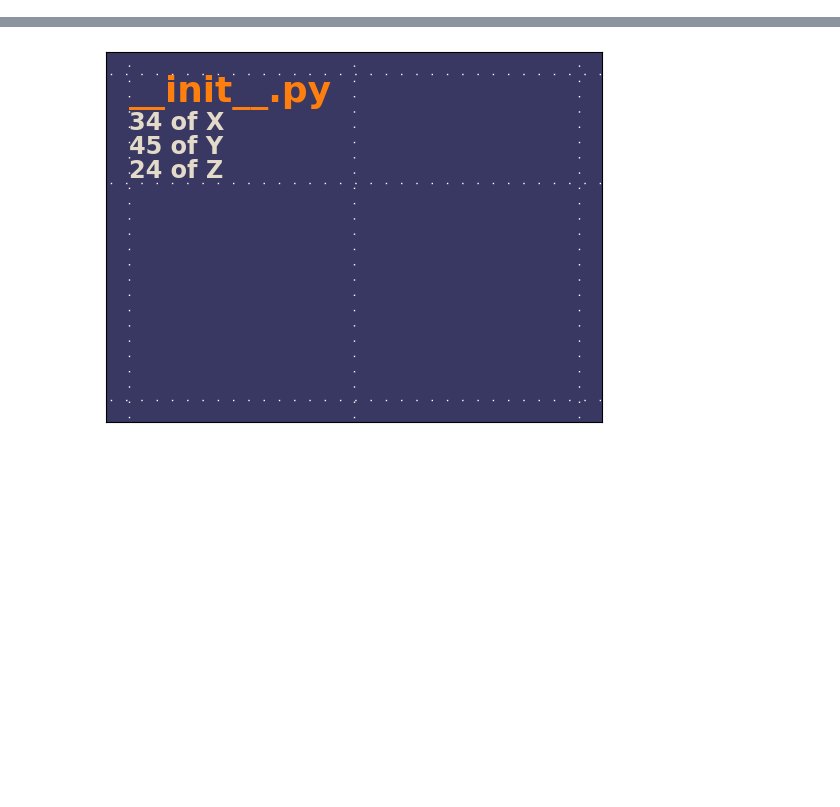
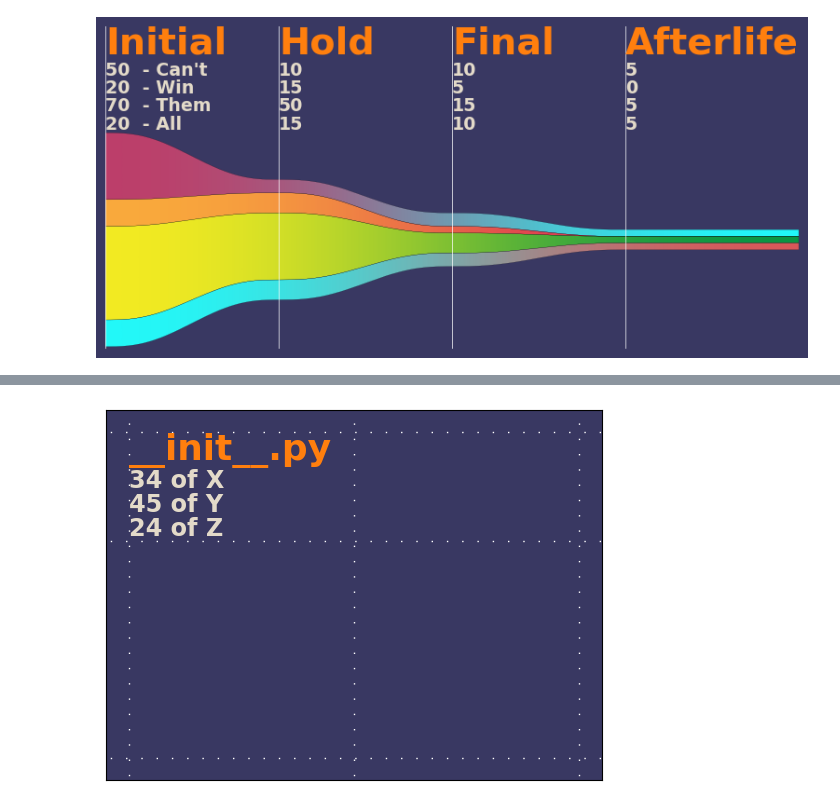
Before and after one commit to Polatucha16/FunnelGraph, a Jupyter notebook: FunnelGraph/example.ipynb, the cells around one changed output, grey strips where cells are left out. Saved outputs shown, nothing was run; the diff lists cells and outputs as text; code cells hidden in the pictures; blank space fills up the shorter version.

Commit message:
texts and graph match with picture_size

```diff
--- a/FunnelGraph/example.ipynb
+++ b/FunnelGraph/example.ipynb
@@ -1,14 +1,16 @@
 # %%
 import matplotlib.pyplot as plt
 from src.funel_graph import FunelGraph
 colors = [
     ['#C33764', '#1BFFFF'],['#FBB03B', '#D4145A'],
     ['#FCEE21', '#009245'],['#1BFFFF', '#e05153'],
     ['#009245', '#FCEE21']
     ]
 
 fg = FunelGraph()
 fg.prepare()
-fg.draw(colors=colors, apply_colorQ=True)
+fg.draw(colors=colors, visible=False, axesQ=False)
 plt.savefig('data\example.png')
 plt.show()
+# %% [output]
+[figure, added]
```
Also changed, not shown: parts of 5 cells of this notebook, 9 other files.
